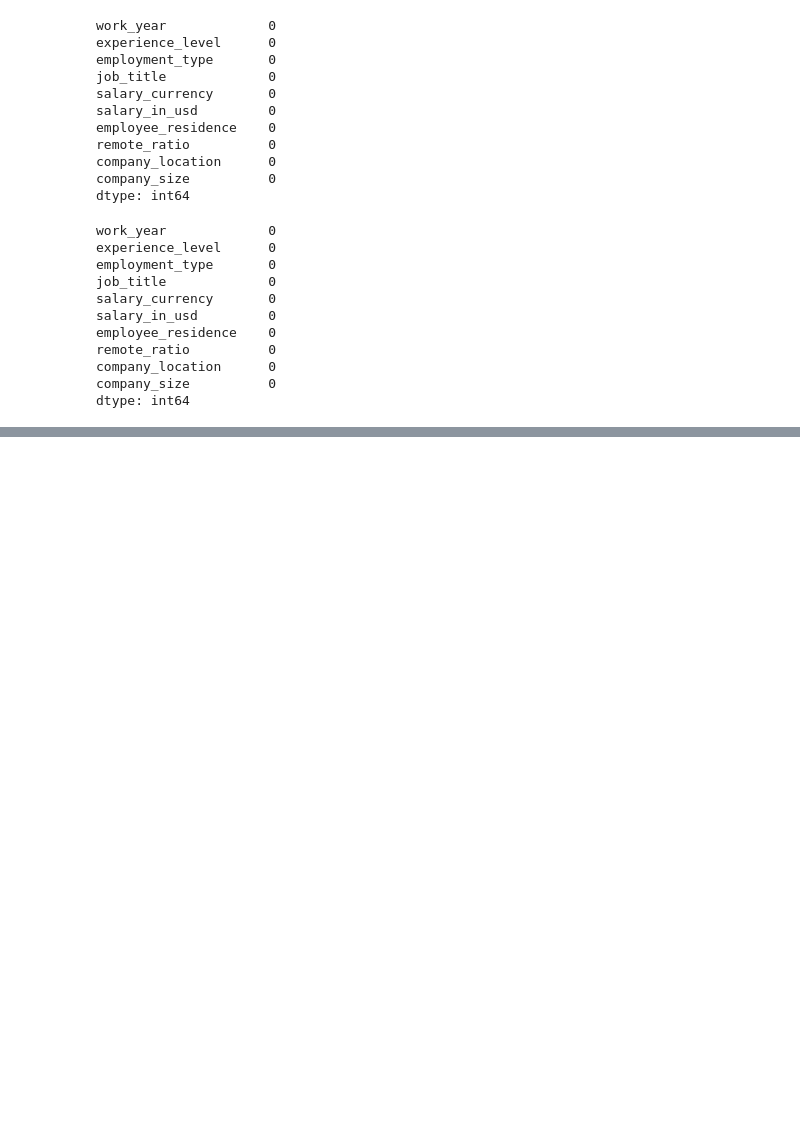
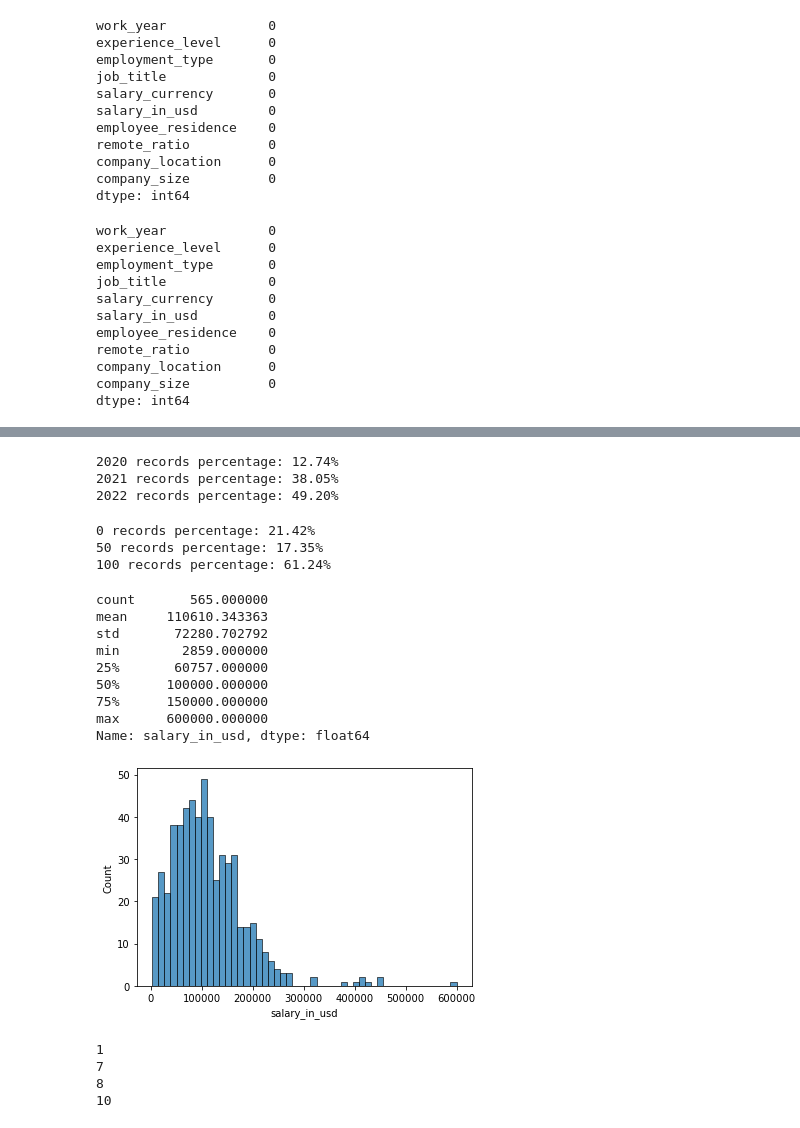
Before and after one commit to Moaaz-Mahmoud/Data-Science-Salaries-Analysis, a Jupyter notebook: notebook.ipynb, the cells around one changed output, grey strips where cells are left out. Drawn from its saved outputs; the diff is of its cells as text; code cells hidden in the pictures; blank space fills up the shorter version.

```diff
--- a/notebook.ipynb
+++ b/notebook.ipynb
@@ -121,0 +137,37 @@ dtype: int64
+# %%
+view_percentages(df, 'work_year')
+# %% [output]
+2020 records percentage: 12.74%
+2021 records percentage: 38.05%
+2022 records percentage: 49.20%
+# %%
+view_percentages(df, 'remote_ratio')
+# %% [output]
+0 records percentage: 21.42%
+50 records percentage: 17.35%
+100 records percentage: 61.24%
+# %%
+print(df['salary_in_usd'].describe())
+plt.figure(figsize=(6, 4))
+g = sns.histplot(data=df, x='salary_in_usd', bins=50)
+# %% [output]
+count       565.000000
+mean     110610.343363
+std       72280.702792
+min        2859.000000
+25%       60757.000000
+50%      100000.000000
+75%      150000.000000
+max      600000.000000
+Name: salary_in_usd, dtype: float64
+[figure, added]
+# %%
+print(df['salary_in_usd'][df['salary_in_usd'] > 500000].count())
+print(df['salary_in_usd'][df['salary_in_usd'] > 400000].count())
+print(df['salary_in_usd'][df['salary_in_usd'] > 350000].count())
+print(df['salary_in_usd'][df['salary_in_usd'] > 300000].count())
+# %% [output]
+1
+7
+8
+10
```
Also changed, not shown: parts of 11 cells of this notebook.
